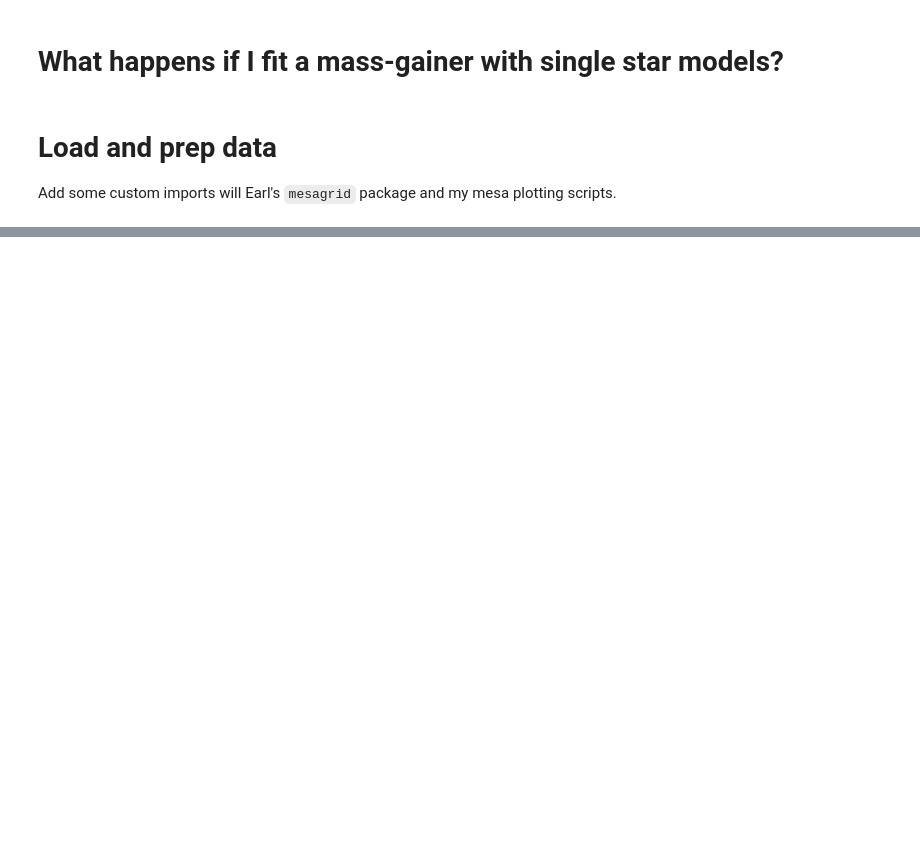
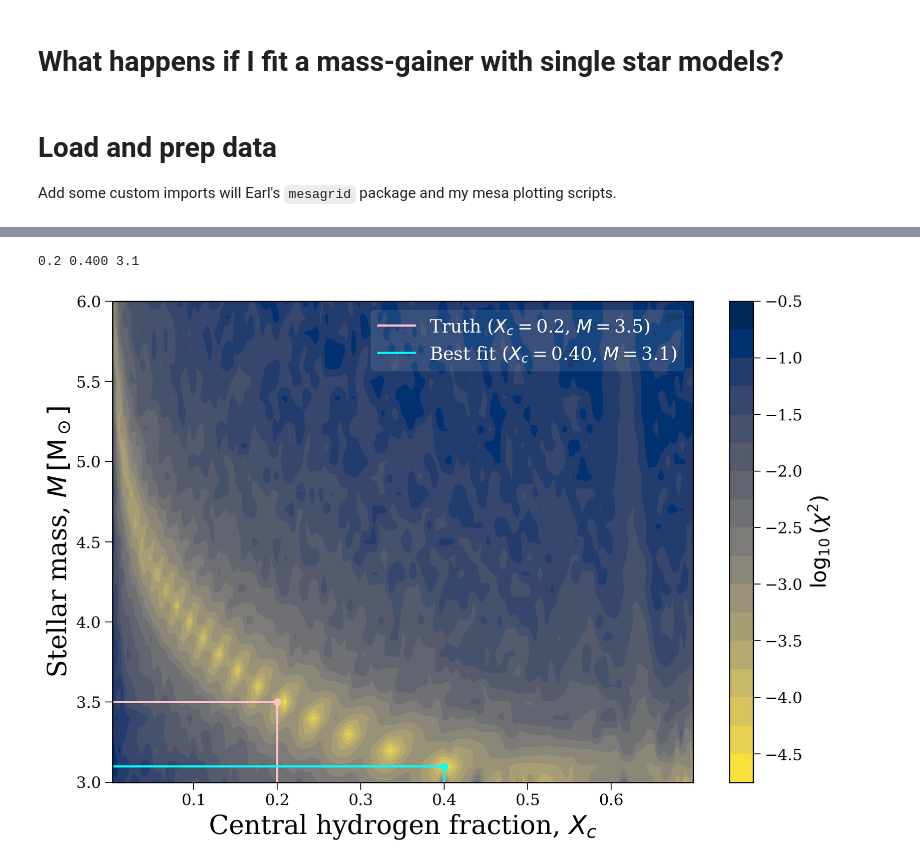
Before and after one commit to TomWagg/mass-gainer-seismology, a Jupyter notebook: notebooks/fitting.ipynb, the cells around one changed output, grey strips where cells are left out. Cells and saved outputs as stored; diff of their text form; code cells hidden in the pictures; blank space fills up the shorter version.

```diff
--- a/notebooks/fitting.ipynb
+++ b/notebooks/fitting.ipynb
@@ -304,3 +308,8 @@ def plot_chis(chis, X_c):
+# %%
+plot_chis(chis, X_c=0.2, truth_col="pink", best_fit_col='cyan')
+# %% [output]
+0.2 0.400 3.1
+[figure, added]
 # %%
 for X_c in [0.47, 0.4, 0.3, 0.2, 0.1, 0.01]:
     chis = get_all_chis(X_c=X_c)
```
Also changed, not shown: parts of 4 cells of this notebook, 6 other files.
